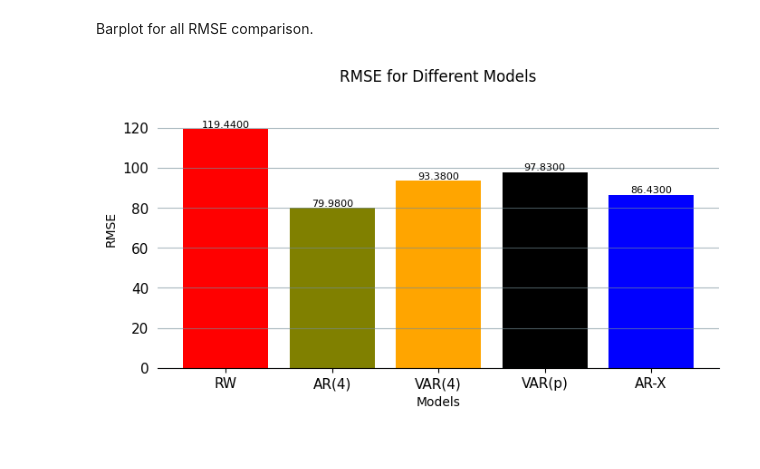
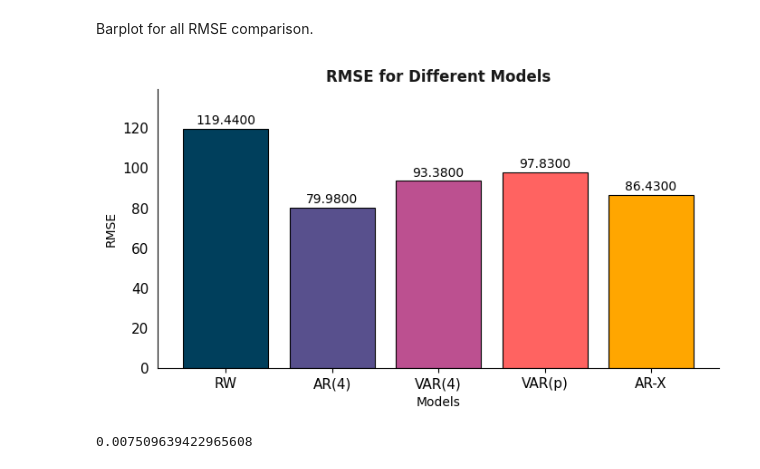
Before and after one commit to giordanovitale/Time-Series-Project, a Jupyter notebook: ts_project.ipynb, the cells around one changed output. Drawn from its saved outputs; the diff is of its cells as text; code cells hidden in the pictures.

```diff
--- a/ts_project.ipynb
+++ b/ts_project.ipynb
@@ -676,20 +712,26 @@ msfe_values = [rmse_rw,
                rmse_var_p,
                rmse_ar_x]
 # %%
-colors = ['red', 'olive', 'orange', 'black', 'blue']
-
-plt.bar(models, msfe_values, color = colors)
+colors = ['#003f5c', '#58508d', '#bc5090', '#ff6361', '#ffa600']
+fig,ax = plt.subplots()
+plt.bar(models, msfe_values, color = colors, edgecolor = 'black', linewidth = 0.8)
 
 # Add data labels above each bar
 for i, rmse in enumerate(msfe_values):
-    plt.text(i, rmse, f'{rmse:.4f}', ha='center', va='bottom', fontsize=8)
+    plt.text(i, rmse+1, f'{rmse:.4f}', ha='center', va='bottom', fontsize=10)
 
 plt.xlabel('Models')
 plt.ylabel('RMSE')
-plt.title('RMSE for Different Models')
+plt.title('RMSE for Different Models', weight = 'bold', alpha = 0.9)
 plt.ylim(0, max(msfe_values) + 20)
 
+plt.grid(axis = 'y')
+ax.spines.left.set_visible(True)
 
-plt.show()
+plt.savefig('image\RMSE.png')
 # %% [output]
-[figure, old version]
+[figure, new version]
+# %%
+np.mean(df['delta_log_GDP'])
+# %% [output]
+0.007509639422965608
```
Also changed, not shown: parts of 15 cells of this notebook, 2 other files.
